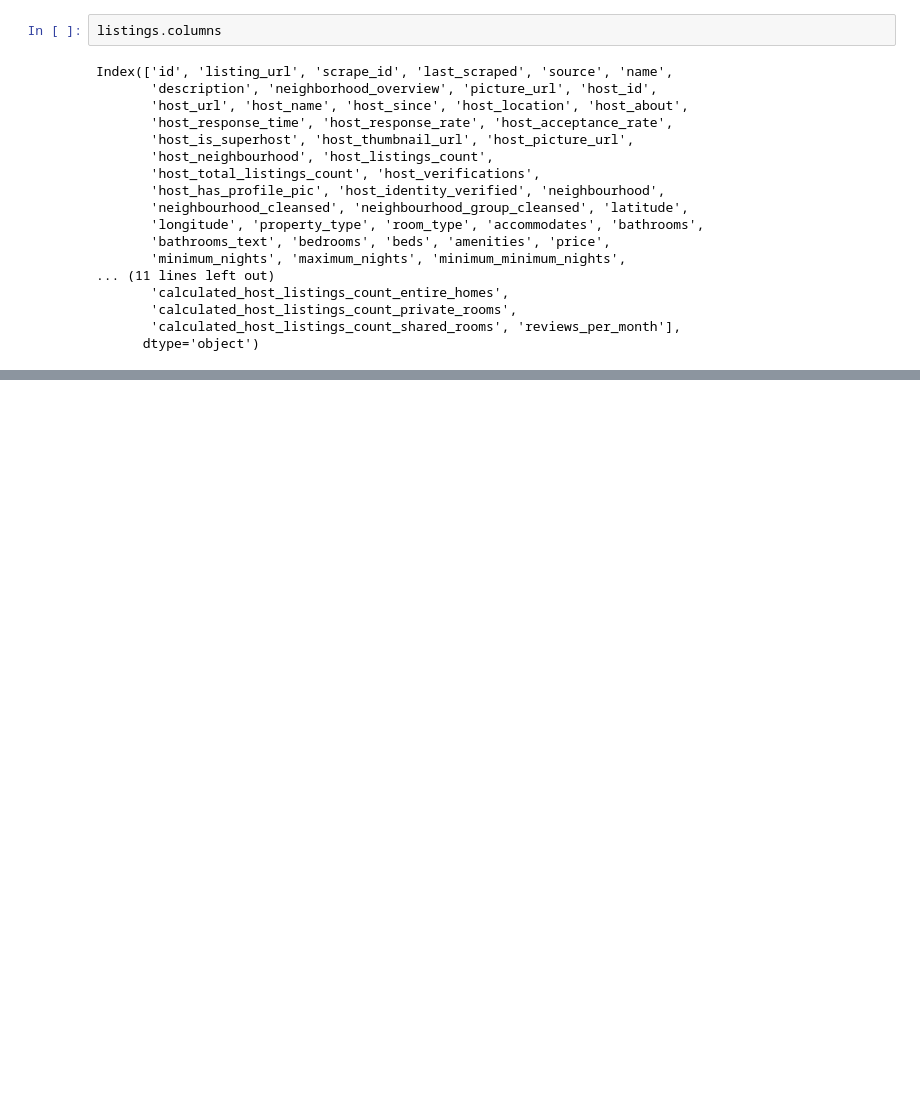
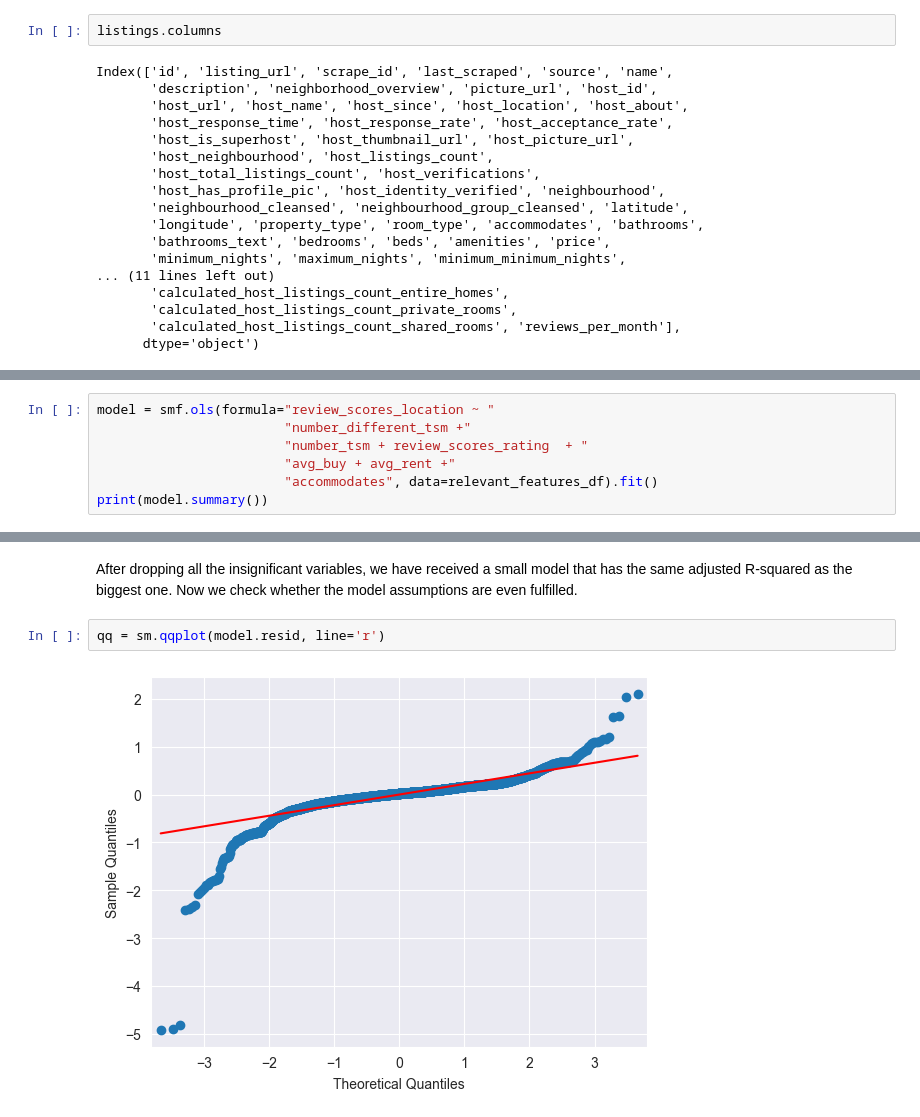
Before and after one commit to EderChri/DOPP, a Jupyter notebook: Group_17.ipynb, the cells around one changed output, grey strips where cells are left out. Cells and saved outputs as stored; diff of their text form; blank space fills up the shorter version.

```diff
--- a/Group_17.ipynb
+++ b/Group_17.ipynb
@@ -811,0 +936,7 @@ Index(['id', 'listing_url', 'scrape_id', 'last_scraped', 'source', 'name',
+# %%
+model = smf.ols(formula="review_scores_location ~ "
+                        "number_different_tsm +"
+                        "number_tsm + review_scores_rating  + "
+                        "avg_buy + avg_rent +"
+                        "accommodates", data=relevant_features_df).fit()
+print(model.summary())
@@ -811,0 +961,6 @@ Index(['id', 'listing_url', 'scrape_id', 'last_scraped', 'source', 'name',
+# %% [markdown]
+After dropping all the insignificant variables, we have received a small model that has the same adjusted R-squared as the biggest one. Now we check whether the model assumptions are even fulfilled.
+# %%
+qq = sm.qqplot(model.resid, line='r')
+# %% [output]
+[figure, added]
```
Also changed, not shown: parts of 53 cells of this notebook.
